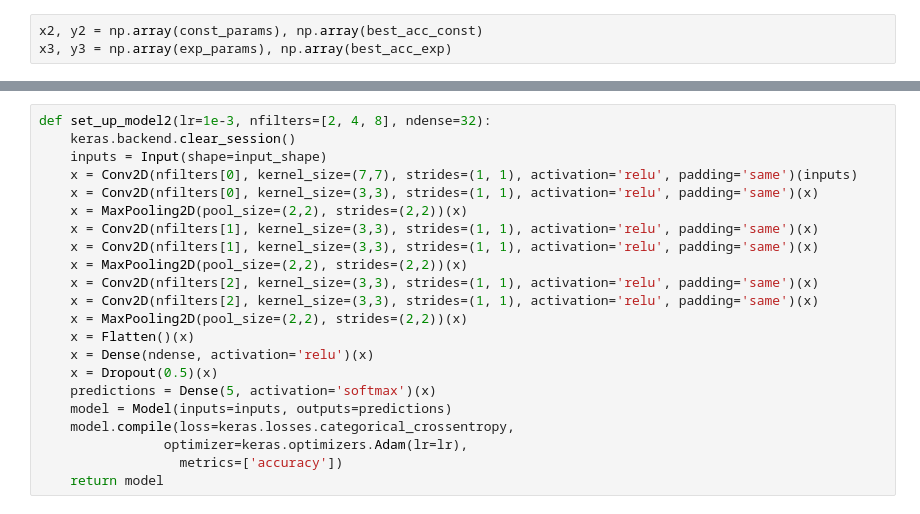
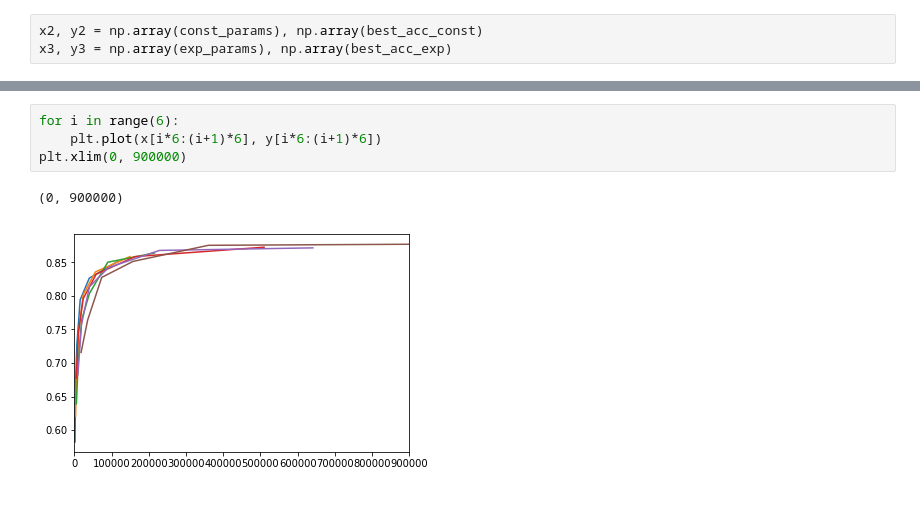
Before and after one commit to AlexStasik/UniquenessOfCNNLearning, a Jupyter notebook: code/cifar5_find_smallest_network.ipynb, the cells around one changed output, grey strips where cells are left out. Saved outputs shown, nothing was run; the diff lists cells and outputs as text.

```diff
--- a/code/cifar5_find_smallest_network.ipynb
+++ b/code/cifar5_find_smallest_network.ipynb
@@ -264,22 +251,7 @@ plt.scatter(x3, y3)
-# %%
-def set_up_model2(lr=1e-3, nfilters=[2, 4, 8], ndense=32):
-    keras.backend.clear_session()
-    inputs = Input(shape=input_shape)
-    x = Conv2D(nfilters[0], kernel_size=(7,7), strides=(1, 1), activation='relu', padding='same')(inputs)
-    x = Conv2D(nfilters[0], kernel_size=(3,3), strides=(1, 1), activation='relu', padding='same')(x)
-    x = MaxPooling2D(pool_size=(2,2), strides=(2,2))(x)
-    x = Conv2D(nfilters[1], kernel_size=(3,3), strides=(1, 1), activation='relu', padding='same')(x)
-    x = Conv2D(nfilters[1], kernel_size=(3,3), strides=(1, 1), activation='relu', padding='same')(x)
-    x = MaxPooling2D(pool_size=(2,2), strides=(2,2))(x)
-    x = Conv2D(nfilters[2], kernel_size=(3,3), strides=(1, 1), activation='relu', padding='same')(x)
-    x = Conv2D(nfilters[2], kernel_size=(3,3), strides=(1, 1), activation='relu', padding='same')(x)
-    x = MaxPooling2D(pool_size=(2,2), strides=(2,2))(x)
-    x = Flatten()(x)
-    x = Dense(ndense, activation='relu')(x)
-    x = Dropout(0.5)(x)
-    predictions = Dense(5, activation='softmax')(x)
-    model = Model(inputs=inputs, outputs=predictions)
-    model.compile(loss=keras.losses.categorical_crossentropy,
-                optimizer=keras.optimizers.Adam(lr=lr),
-                  metrics=['accuracy'])
-    return model
+# %%
+for i in range(6):
+    plt.plot(x[i*6:(i+1)*6], y[i*6:(i+1)*6])
+plt.xlim(0, 900000)
+# %% [output]
+(0, 900000)
+[figure, added]
```
Also changed, not shown: parts of 20 cells of this notebook.
